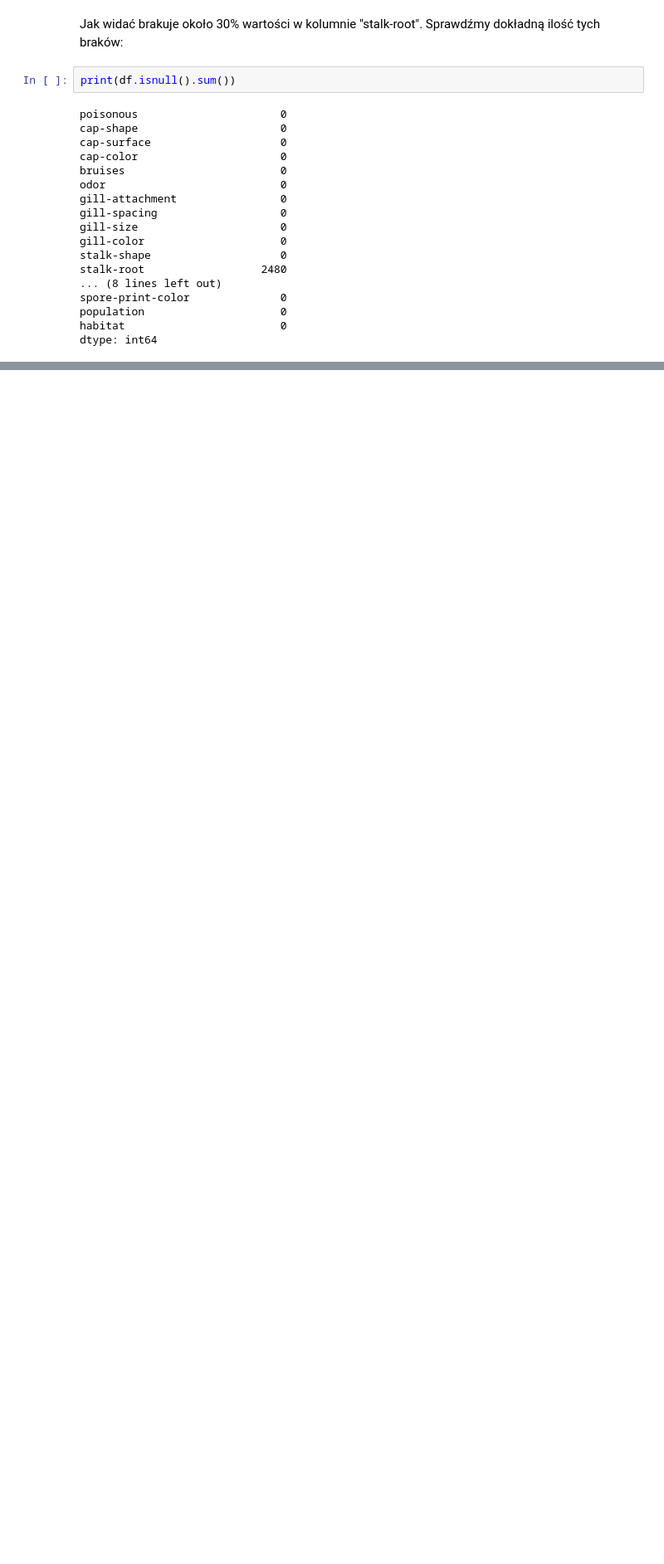
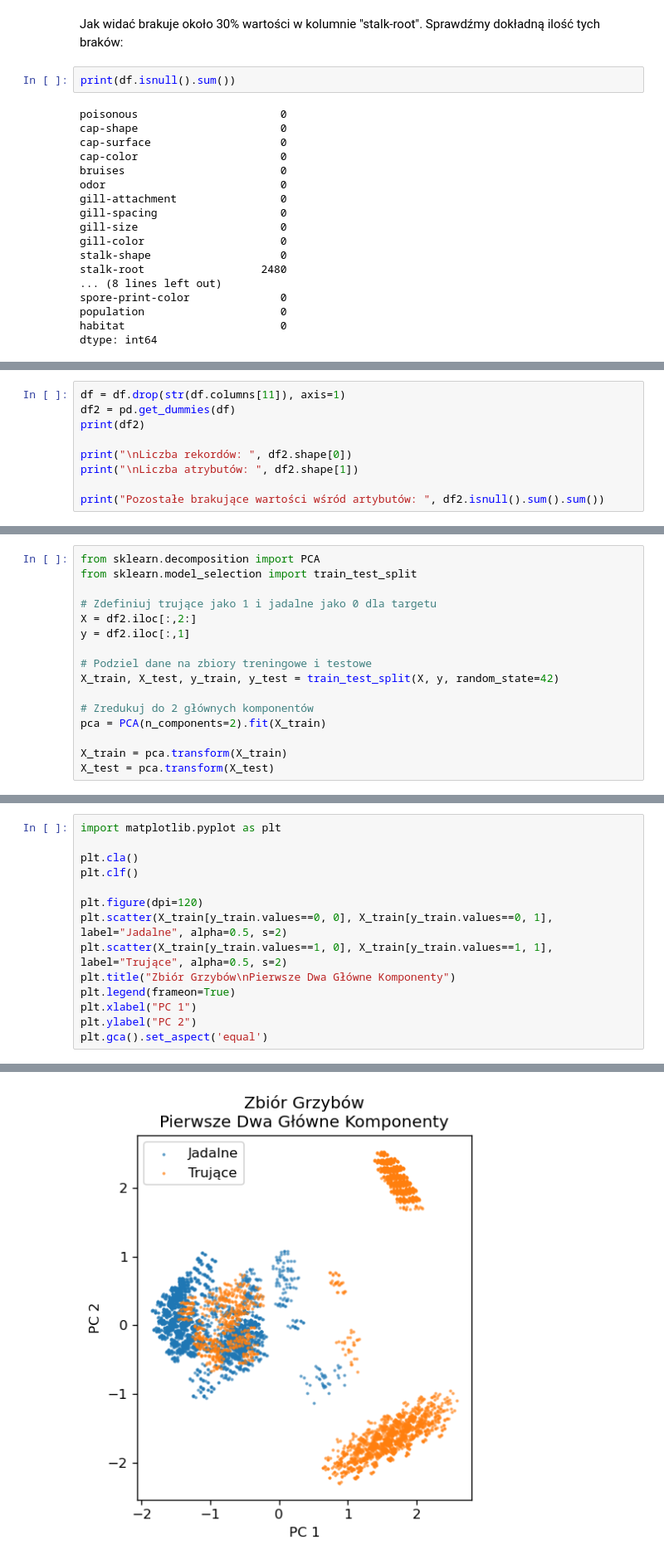
Before and after one commit to nwielocha/mushroom-classification, a Jupyter notebook: Mushroom Classification.ipynb, the cells around one changed output, grey strips where cells are left out. Shown at 83% size. Saved outputs shown, nothing was run; the diff lists cells and outputs as text; blank space fills up the shorter version.

```diff
--- a/Mushroom Classification.ipynb
+++ b/Mushroom Classification.ipynb
@@ -112,0 +115,9 @@ dtype: int64
+# %%
+df = df.drop(str(df.columns[11]), axis=1)
+df2 = pd.get_dummies(df)
+print(df2)
+
+print("\nLiczba rekordów: ", df2.shape[0])
+print("\nLiczba atrybutów: ", df2.shape[1])
+
+print("Pozostałe brakujące wartości wśród artybutów: ", df2.isnull().sum().sum())
@@ -112,0 +146,16 @@ dtype: int64
+# %%
+from sklearn.decomposition import PCA
+from sklearn.model_selection import train_test_split
+
+# Zdefiniuj trujące jako 1 i jadalne jako 0 dla targetu
+X = df2.iloc[:,2:]
+y = df2.iloc[:,1]
+
+# Podziel dane na zbiory treningowe i testowe
+X_train, X_test, y_train, y_test = train_test_split(X, y, random_state=42)
+
+# Zredukuj do 2 głównych komponentów
+pca = PCA(n_components=2).fit(X_train)
+
+X_train = pca.transform(X_train)
+X_test = pca.transform(X_test)
@@ -112,0 +165,15 @@ dtype: int64
+# %%
+import matplotlib.pyplot as plt
+
+plt.cla()
+plt.clf()
+
+plt.figure(dpi=120)
+plt.scatter(X_train[y_train.values==0, 0], X_train[y_train.values==0, 1], label="Jadalne", alpha=0.5, s=2)
+plt.scatter(X_train[y_train.values==1, 0], X_train[y_train.values==1, 1], label="Trujące", alpha=0.5, s=2)
+plt.title("Zbiór Grzybów\nPierwsze Dwa Główne Komponenty")
+plt.legend(frameon=True)
+plt.xlabel("PC 1")
+plt.ylabel("PC 2")
+plt.gca().set_aspect('equal')
+# %% [output]
@@ -112,0 +181 @@ dtype: int64
+[figure, added]
```
Also changed, not shown: parts of 13 cells of this notebook, 2 other files.
